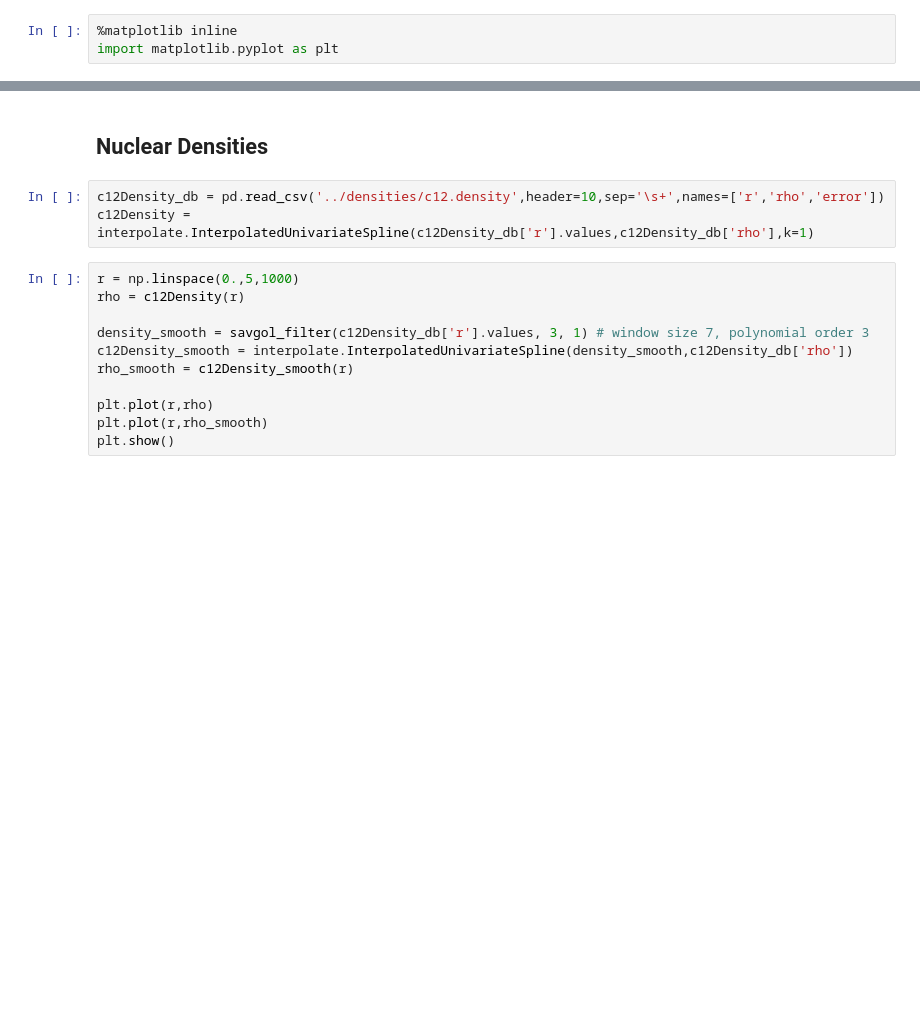
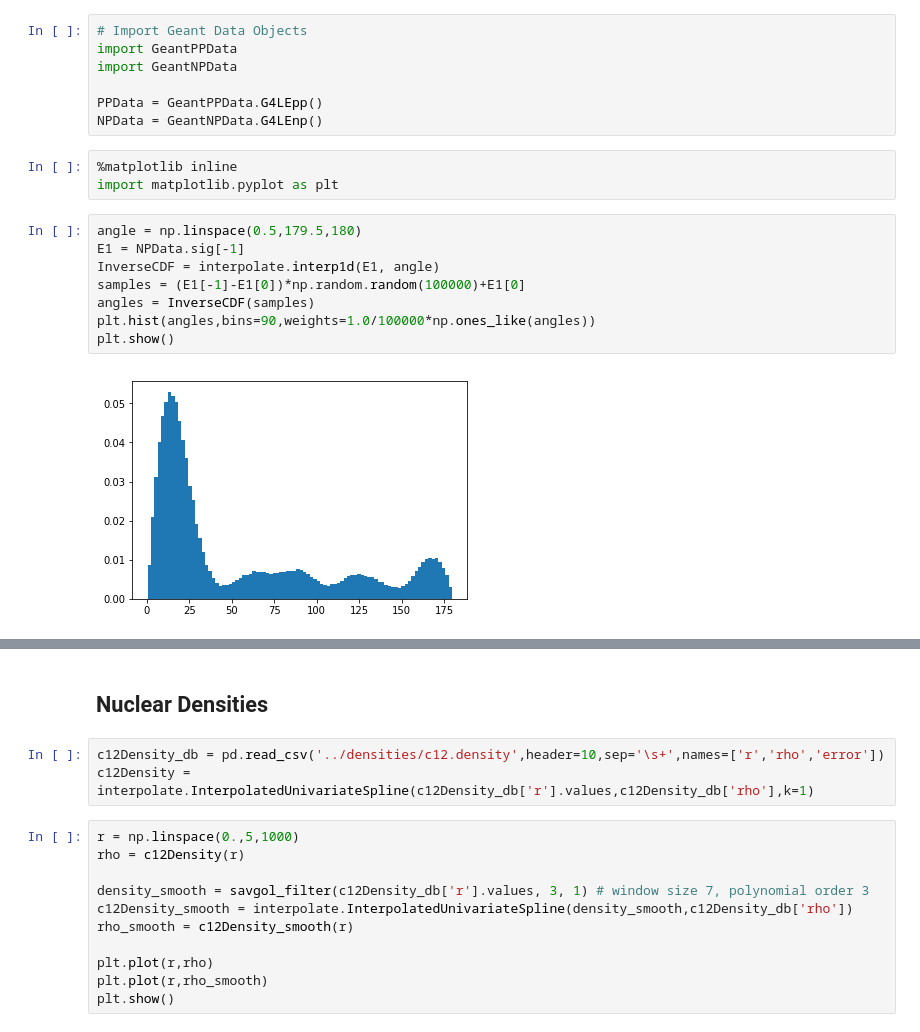
Before and after one commit to AchillesGen/Achilles, a Jupyter notebook: cascade/CascadeTesting.ipynb, the cells around one changed output, grey strips where cells are left out. Saved outputs shown, nothing was run; the diff lists cells and outputs as text; blank space fills up the shorter version.

Commit message:
Update files 	modified:   cascade/CascadeTesting.ipynb 	modified:   data/Geantnp.cc 	modified:   data/Geantpp.cc 	modified:   nuChic/FourVector.py

```diff
--- a/cascade/CascadeTesting.ipynb
+++ b/cascade/CascadeTesting.ipynb
@@ -42,3 +38,20 @@ pyth_data = PYTHIAParticleData()
+# %%
+# Import Geant Data Objects
+import GeantPPData
+import GeantNPData
+
+PPData = GeantPPData.G4LEpp()
+NPData = GeantNPData.G4LEnp()
 # %%
 %matplotlib inline
 import matplotlib.pyplot as plt
+# %%
+angle = np.linspace(0.5,179.5,180)
+E1 = NPData.sig[-1]
+InverseCDF = interpolate.interp1d(E1, angle)
+samples = (E1[-1]-E1[0])*np.random.random(100000)+E1[0]
+angles = InverseCDF(samples)
+plt.hist(angles,bins=90,weights=1.0/100000*np.ones_like(angles))
+plt.show()
+# %% [output]
+[figure, added]
```
Also changed, not shown: parts of 13 cells of this notebook, 3 other files.
